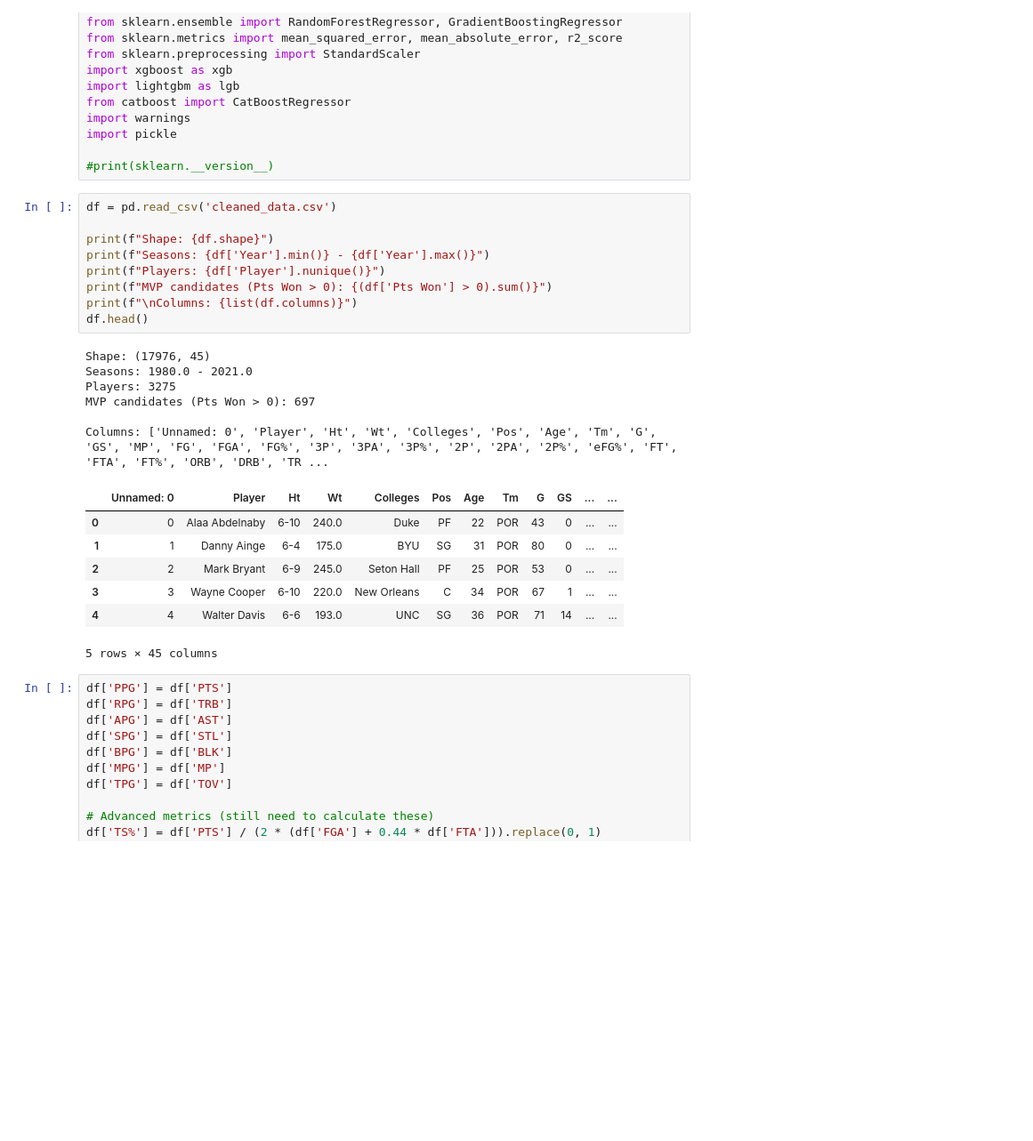
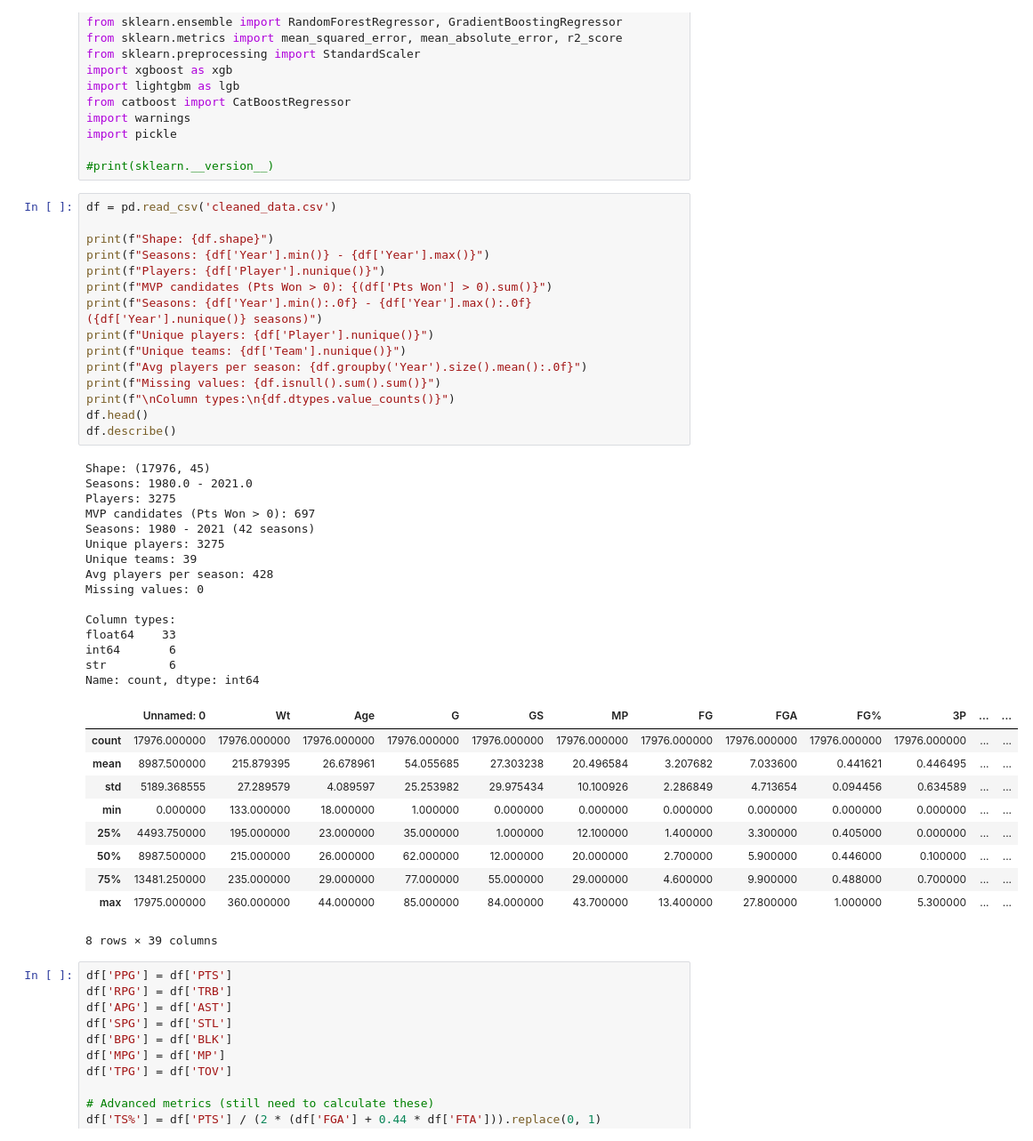
Before and after one commit to Chetan-Chigurupati/CSE881-Project, a Jupyter notebook: 881_Project_Notebook.ipynb, the cells around one changed output. Shown at 89% size. Cells and saved outputs as stored; diff of their text form; blank space fills up the shorter version.

Commit message:
Display data size

```diff
--- a/881_Project_Notebook.ipynb
+++ b/881_Project_Notebook.ipynb
@@ -19,26 +40,44 @@ import pickle
 # %%
 df = pd.read_csv('cleaned_data.csv')
 
 print(f"Shape: {df.shape}")
 print(f"Seasons: {df['Year'].min()} - {df['Year'].max()}")
 print(f"Players: {df['Player'].nunique()}")
 print(f"MVP candidates (Pts Won > 0): {(df['Pts Won'] > 0).sum()}")
-print(f"\nColumns: {list(df.columns)}")
+print(f"Seasons: {df['Year'].min():.0f} - {df['Year'].max():.0f} ({df['Year'].nunique()} seasons)")
+print(f"Unique players: {df['Player'].nunique()}")
+print(f"Unique teams: {df['Team'].nunique()}")
+print(f"Avg players per season: {df.groupby('Year').size().mean():.0f}")
+print(f"Missing values: {df.isnull().sum().sum()}")
+print(f"\nColumn types:\n{df.dtypes.value_counts()}")
 df.head()
+df.describe()
 # %% [output]
 Shape: (17976, 45)
 Seasons: 1980.0 - 2021.0
 Players: 3275
 MVP candidates (Pts Won > 0): 697
+Seasons: 1980 - 2021 (42 seasons)
+Unique players: 3275
+Unique teams: 39
+Avg players per season: 428
+Missing values: 0
 
-Columns: ['Unnamed: 0', 'Player', 'Ht', 'Wt', 'Colleges', 'Pos', 'Age', 'Tm', 'G', 'GS', 'MP', 'FG', 'FGA', 'FG%', '3P', '3PA', '3P%', '2P', '2PA', '2P%', 'eFG%', 'FT', 'FTA', 'FT%', 'ORB', 'DRB', 'TR ...
+Column types:
+float64    33
+int64       6
+str         6
+Name: count, dtype: int64
-|  | Unnamed: 0 | Player | Ht | Wt | Colleges | Pos | Age | Tm | G | GS | ... | ... |
-| 0 | 0 | Alaa Abdelnaby | 6-10 | 240.0 | Duke | PF | 22 | POR | 43 | 0 | ... | ... |
-| 1 | 1 | Danny Ainge | 6-4 | 175.0 | BYU | SG | 31 | POR | 80 | 0 | ... | ... |
-| 2 | 2 | Mark Bryant | 6-9 | 245.0 | Seton Hall | PF | 25 | POR | 53 | 0 | ... | ... |
-| 3 | 3 | Wayne Cooper | 6-10 | 220.0 | New Orleans | C | 34 | POR | 67 | 1 | ... | ... |
-| 4 | 4 | Walter Davis | 6-6 | 193.0 | UNC | SG | 36 | POR | 71 | 14 | ... | ... |
+|  | Unnamed: 0 | Wt | Age | G | GS | MP | FG | FGA | FG% | 3P | ... | ... |
+| count | 17976.000000 | 17976.000000 | 17976.000000 | 17976.000000 | 17976.000000 | 17976.000000 | 17976.000000 | 17976.000000 | 17976.000000 | 17976.000000 | ... | ... |
+| mean | 8987.500000 | 215.879395 | 26.678961 | 54.055685 | 27.303238 | 20.496584 | 3.207682 | 7.033600 | 0.441621 | 0.446495 | ... | ... |
+| std | 5189.368555 | 27.289579 | 4.089597 | 25.253982 | 29.975434 | 10.100926 | 2.286849 | 4.713654 | 0.094456 | 0.634589 | ... | ... |
+| min | 0.000000 | 133.000000 | 18.000000 | 1.000000 | 0.000000 | 0.000000 | 0.000000 | 0.000000 | 0.000000 | 0.000000 | ... | ... |
+| 25% | 4493.750000 | 195.000000 | 23.000000 | 35.000000 | 1.000000 | 12.100000 | 1.400000 | 3.300000 | 0.405000 | 0.000000 | ... | ... |
+| 50% | 8987.500000 | 215.000000 | 26.000000 | 62.000000 | 12.000000 | 20.000000 | 2.700000 | 5.900000 | 0.446000 | 0.100000 | ... | ... |
+| 75% | 13481.250000 | 235.000000 | 29.000000 | 77.000000 | 55.000000 | 29.000000 | 4.600000 | 9.900000 | 0.488000 | 0.700000 | ... | ... |
+| max | 17975.000000 | 360.000000 | 44.000000 | 85.000000 | 84.000000 | 43.700000 | 13.400000 | 27.800000 | 1.000000 | 5.300000 | ... | ... |
-5 rows × 45 columns
+8 rows × 39 columns
 # %%
 df['PPG'] = df['PTS']
 df['RPG'] = df['TRB']
```
Also changed, not shown: parts of 2 cells of this notebook.
